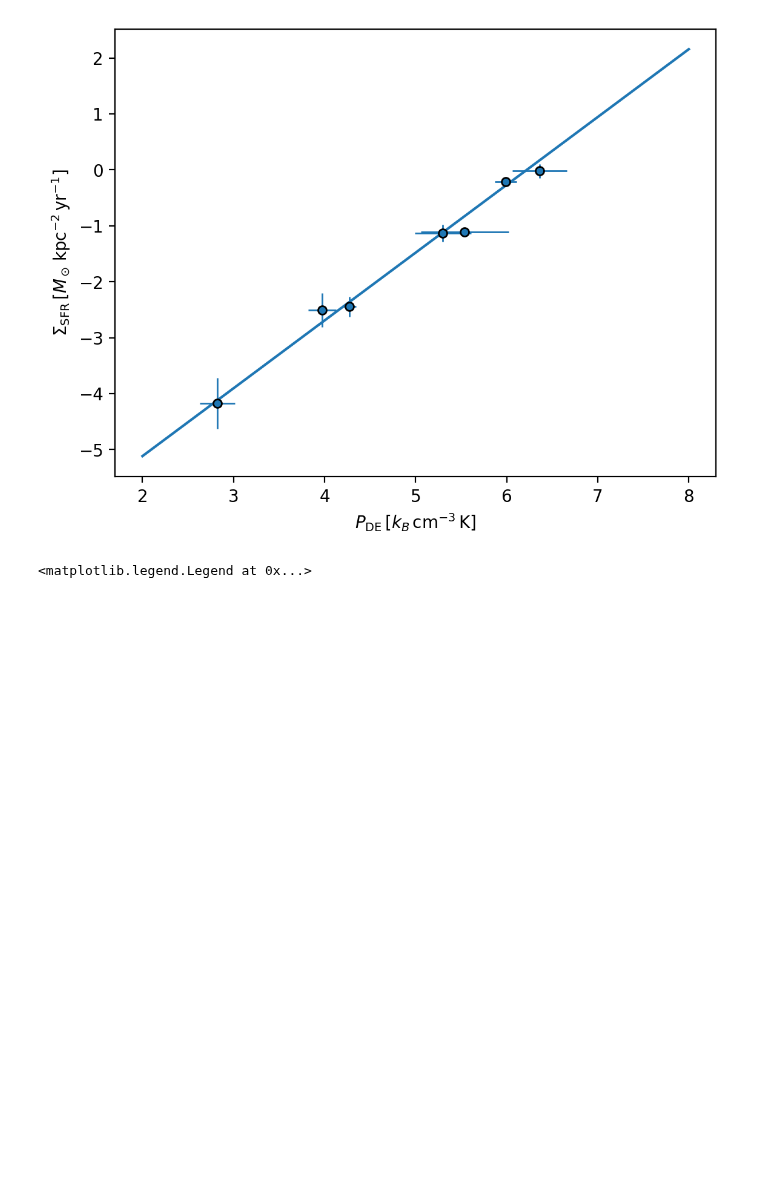
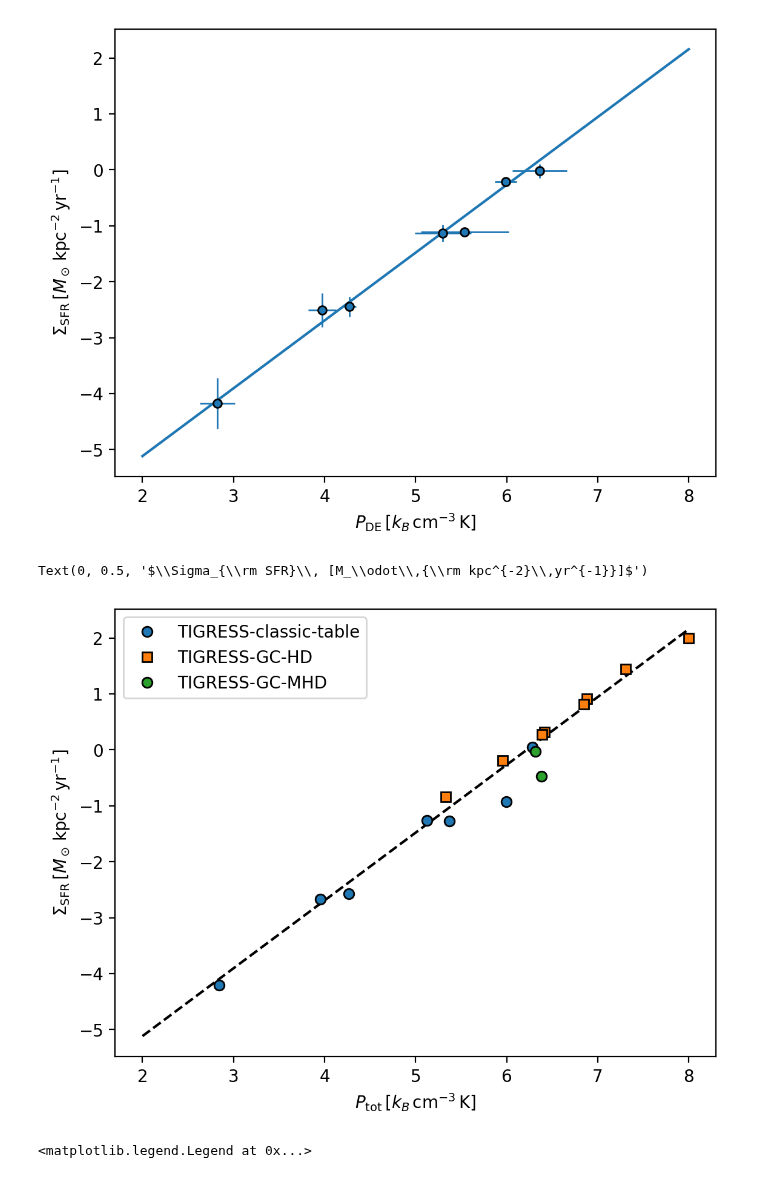
Before and after one commit to changgoo/PRFM, a Jupyter notebook: book/prfm_sims.ipynb, the cells around one changed output. Saved outputs shown, nothing was run; the diff lists cells and outputs as text; code cells hidden in the pictures; blank space fills up the shorter version.

Commit message:
Updated simulation figure and data

```diff
--- a/book/prfm_sims.ipynb
+++ b/book/prfm_sims.ipynb
@@ -23,6 +23,49 @@ p = prfm.simulations.add_one_sim(data["TIGRESS-classic"])
 prfm.simulations.add_PSFR_model_line(model="tigress-classic")
 # %% [output]
 [figure]
+# %%
+# plot for
+# here the points are not identical to OK22
+# -- recalculation from history files to get errorbars
+xf = "Ptot"
+yf = "SFR"
+for k in ["TIGRESS-classic-table", "TIGRESS-GC"]:
+    d = data[k]
+    x = getattr(d, "log_{}".format(xf))
+    y = getattr(d, "log_{}".format(yf))
+    xerr = getattr(d, "log_{}_std".format(xf))
+    yerr = getattr(d, "log_{}_std".format(yf))
+
+    hd_idx = ~(d.Pimag > 0)
+
+    if hd_idx.sum() == 0:
+        p = plt.errorbar(x, y, label=d.paper, marker="o", ls="", mew=1, mec="k")
+    else:
+        p = plt.errorbar(
+            x[hd_idx],
+            y[hd_idx],
+            label=f"{d.paper}-HD",
+            marker="s",
+            ls="",
+            mew=1,
+            mec="k",
+        )
+        p = plt.errorbar(
+            x[~hd_idx],
+            y[~hd_idx],
+            label=f"{d.paper}-MHD",
+            marker="o",
+            ls="",
+            mew=1,
+            mec="k",
+        )
+prfm.simulations.add_PSFR_model_line(model="tigress-classic", color="k", ls="--")
+plt.legend()
+plt.xlabel(r"$P_{\rm tot}\, [k_B{\rm\,cm^{-3}\,K}]$")
+plt.ylabel(r"$\Sigma_{\rm SFR}\, [M_\odot\,{\rm kpc^{-2}\,yr^{-1}}]$")
+# %% [output]
+Text(0, 0.5, '$\\Sigma_{\\rm SFR}\\, [M_\\odot\\,{\\rm kpc^{-2}\\,yr^{-1}}]$')
+[figure, added]
 # %%
 # all simulations
 for i, (k, d) in enumerate(data.items()):
```
Also changed, not shown: parts of 1 cell of this notebook, 1 other file.
